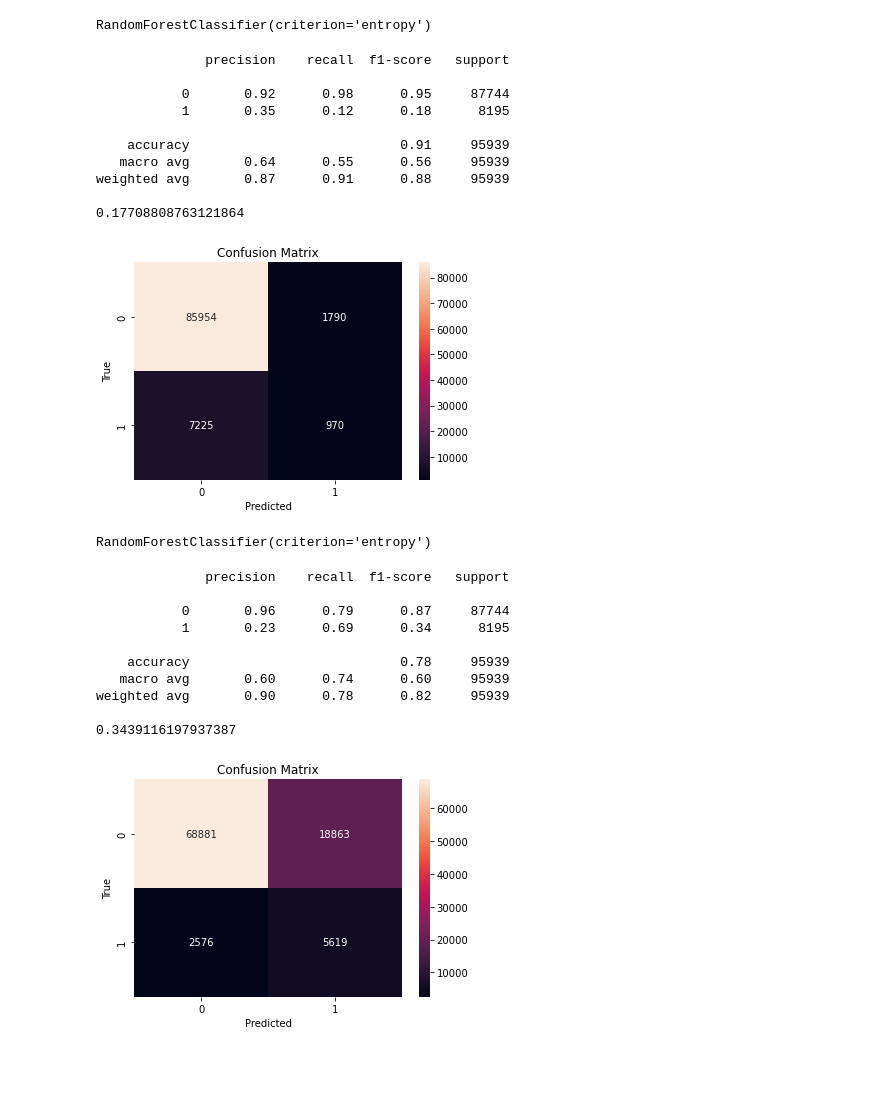
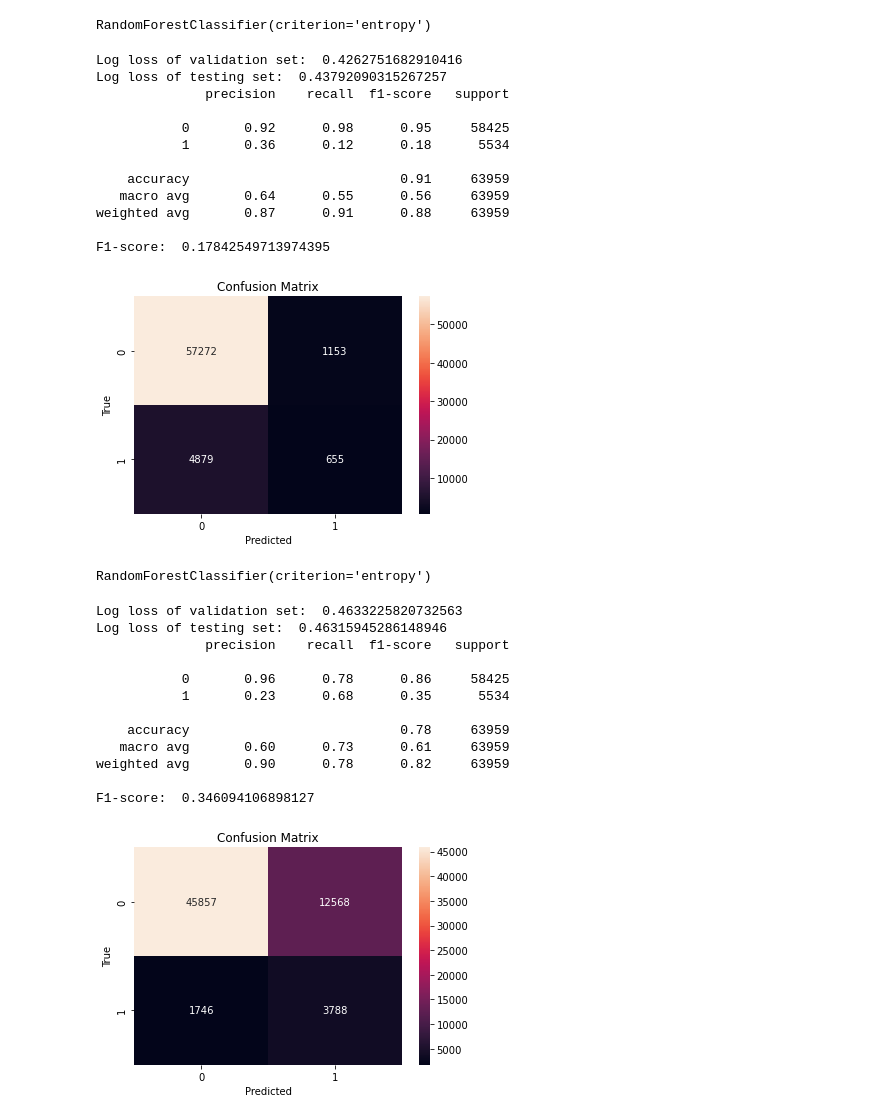
Before and after one commit to VedranSelak/heart-disease-prediction, a Jupyter notebook: heart_disease_final.ipynb, the cells around one changed output. Cells and saved outputs as stored; diff of their text form; code cells hidden in the pictures; blank space fills up the shorter version.

```diff
--- a/heart_disease_final.ipynb
+++ b/heart_disease_final.ipynb
@@ -437,5 +434,6 @@ I am spliting the data into two sets, the training and the testing set. The rati
 # %%
-X_train, X_test, y_train, y_test = train_test_split(X, y, test_size = 0.3, random_state = 21)
+X_train, X_test, y_train, y_test = train_test_split(X, y, test_size = 0.2, random_state = 21)
+X_train, X_val, y_train, y_val = train_test_split(X_train, y_train, test_size = 0.25, random_state = 21)
 # %% [markdown]
 ## Building the LogisticRegression model
 # %%
@@ -559,22 +573,30 @@ rf_clf.fit(X_train, y_train)
 # %% [output]
 RandomForestClassifier(criterion='entropy')
 # %%
+# predicting using the validation set
+y_val_pred = rf_clf.predict_proba(X_val)
+print('Log loss of validation set: ', log_loss(y_val, y_val_pred))
+
 # making a prediction and ploting the matrix
 rf_y_pred = rf_clf.predict(X_test)
+print('Log loss of testing set: ', log_loss(y_test, rf_clf.predict_proba(X_test)))
+
 rf_matrix = confusion_matrix(y_test,rf_y_pred)
 plotMatrixWithReport(rf_matrix, y_test, rf_y_pred)
 # %% [output]
+Log loss of validation set:  0.4262751682910416
+Log loss of testing set:  0.43792090315267257
               precision    recall  f1-score   support
 
-           0       0.92      0.98      0.95     87744
-           1       0.35      0.12      0.18      8195
+           0       0.92      0.98      0.95     58425
+           1       0.36      0.12      0.18      5534
 
-    accuracy                           0.91     95939
-   macro avg       0.64      0.55      0.56     95939
-weighted avg       0.87      0.91      0.88     95939
+    accuracy                           0.91     63959
+   macro avg       0.64      0.55      0.56     63959
+weighted avg       0.87      0.91      0.88     63959
 
-0.17708808763121864
+F1-score:  0.17842549713974395
-[figure, old version]
+[figure, new version]
 # %%
 # instantiating the classifier and fitting the undersampled data
 us_rf_clf = RandomForestClassifier(criterion='entropy')
@@ -582,20 +604,28 @@ us_rf_clf.fit(X, y)
 # %% [output]
 RandomForestClassifier(criterion='entropy')
 # %%
+# predicting using the validation set
+y_val_pred = us_rf_clf.predict_proba(X_val)
+print('Log loss of validation set: ', log_loss(y_val, y_val_pred))
+
 # making a prediction and ploting the matrix
 us_rf_y_pred = us_rf_clf.predict(X_test)
+print('Log loss of testing set: ', log_loss(y_test, us_rf_clf.predict_proba(X_test)))
+
 us_rf_matrix = confusion_matrix(y_test,us_rf_y_pred)
 plotMatrixWithReport(us_rf_matrix, y_test, us_rf_y_pred)
 # %% [output]
+Log loss of validation set:  0.4633225820732563
+Log loss of testing set:  0.46315945286148946
               precision    recall  f1-score   support
 
-           0       0.96      0.79      0.87     87744
-           1       0.23      0.69      0.34      8195
+           0       0.96      0.78      0.86     58425
+           1       0.23      0.68      0.35      5534
 
-    accuracy                           0.78     95939
-   macro avg       0.60      0.74      0.60     95939
-weighted avg       0.90      0.78      0.82     95939
+    accuracy                           0.78     63959
+   macro avg       0.60      0.73      0.61     63959
+weighted avg       0.90      0.78      0.82     63959
 
-0.3439116197937387
+F1-score:  0.346094106898127
-[figure, old version]
+[figure, new version]
 # %% [markdown]
```
Also changed, not shown: parts of 24 cells of this notebook.
